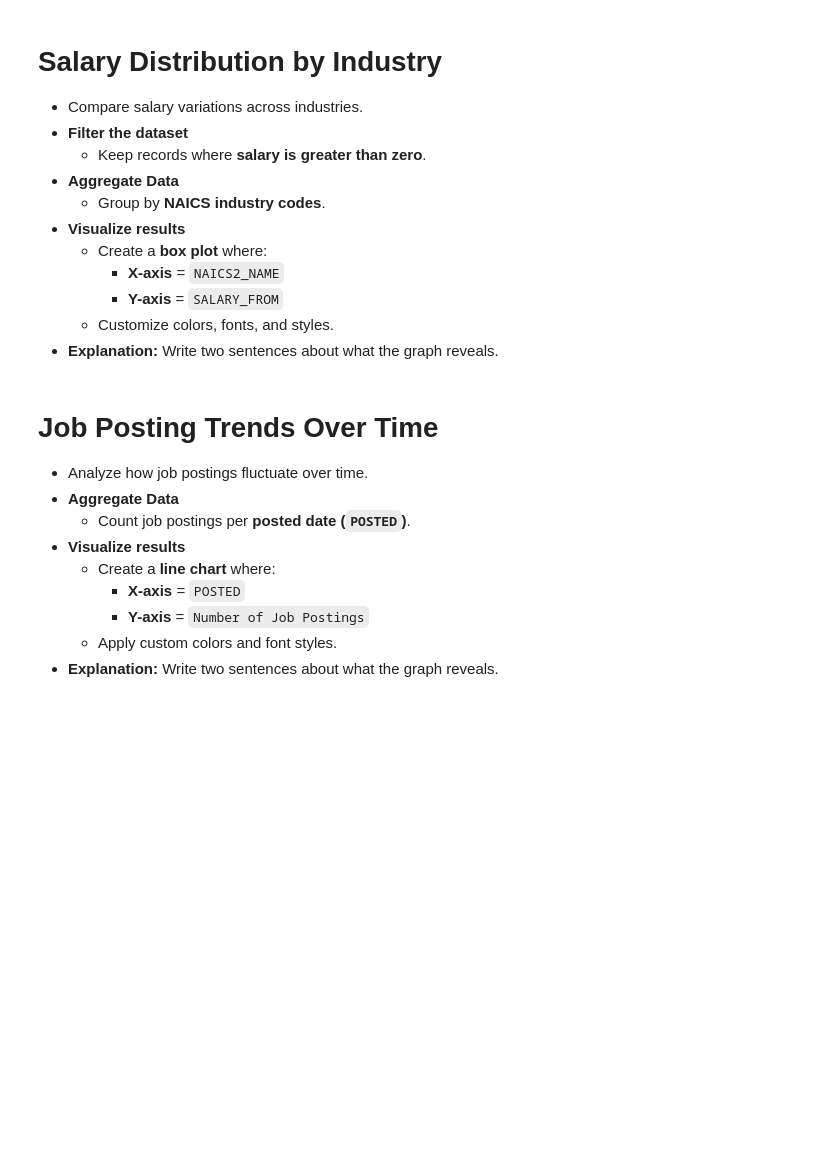
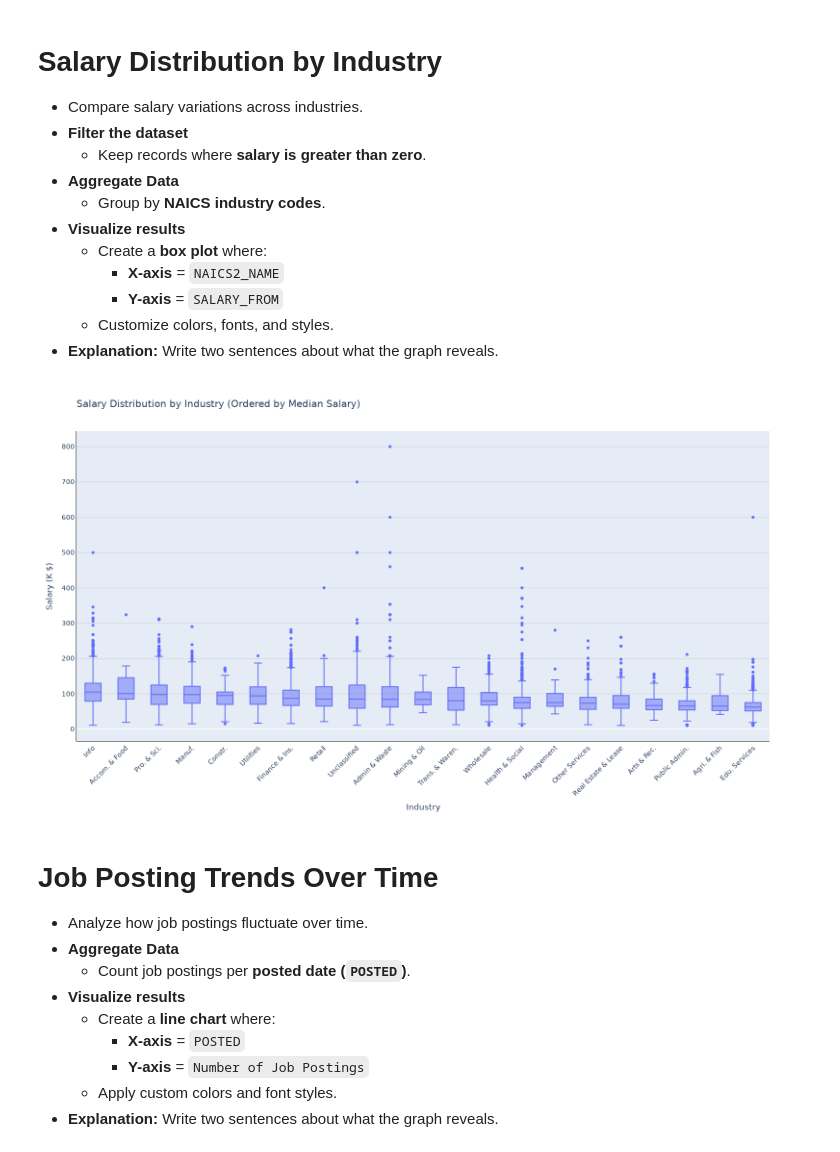
Before and after one commit to met-ad-688/lab06-prabuj1611, a Jupyter notebook: lab06_yourname.ipynb, the cells around one changed output. Saved outputs shown, nothing was run; the diff lists cells and outputs as text; code cells hidden in the pictures; blank space fills up the shorter version.

Commit message:
update plot configuration for improved visualization

```diff
--- a/lab06_yourname.ipynb
+++ b/lab06_yourname.ipynb
@@ -162,3 +166,87 @@ fig.show()
+# %%
+import pandas as pd
+import plotly.express as px
+
+# Load Data (Ensure df is pre-loaded with "NAICS2_NAME" and "SALARY_FROM")
+pdf = df.select("NAICS2_NAME", "SALARY_FROM").toPandas()
+
+# Convert salary to thousands (K) for better readability
+pdf["SALARY_FROM"] = pdf["SALARY_FROM"] / 1000
+
+# Shorten the industry names for better readability
+industry_mapping = {
+    "Retail Trade": "Retail",
+    "Administrative and Support and Waste Management and Remediation Services": "Admin & Waste",
+    "Finance and Insurance": "Finance & Ins.",
+    "Unclassified Industry": "Unclassified",
+    "Information": "Info",
+    "Manufacturing": "Manuf.",
+    "Professional, Scientific, and Technical Services": "Pro. & Sci.",
+    "Wholesale Trade": "Wholesale",
+    "Educational Services": "Edu. Services",
+    "Health Care and Social Assistance": "Health & Social",
+    "Public Administration": "Public Admin.",
+    "Construction": "Constr.",
+    "Transportation and Warehousing": "Trans. & Waren.",
+    "Real Estate and Rental and Leasing": "Real Estate & Lease",
+    "Accommodation and Food Services": "Accom. & Food",
+    "Other Services (except Public Administration)": "Other Services",
+    "Management of Companies and Enterprises": "Management",
+    "Mining, Quarrying, and Oil and Gas Extraction": "Mining & Oil",
+    "Agriculture, Forestry, Fishing and Hunting": "Agri. & Fish",
+    "Utilities": "Utilities",
+    "Arts, Entertainment, and Recreation": "Arts & Rec."
+}
+
+# Apply renaming
+pdf["NAICS2_NAME"] = pdf["NAICS2_NAME"].map(industry_mapping)
+
+# Compute median salary for each industry
+median_salaries = pdf.groupby("NAICS2_NAME")["SALARY_FROM"].median()
+
+# Sort industries based on median salary in descending order
+sorted_industries = median_salaries.sort_values(ascending=False).index
+
+# Apply sorted categories
+pdf["NAICS2_NAME"] = pd.Categorical(pdf["NAICS2_NAME"], categories=sorted_industries, ordered=True)
+
+# Create the ordered box plot
+fig = px.box(
+    pdf,
+    x="NAICS2_NAME",
+    y="SALARY_FROM",
+    title="Salary Distribution by Industry (Ordered by Median Salary)",
+    labels={"NAICS2_NAME": "Industry", "SALARY_FROM": "Salary (K $)"},
+    width=1600,  # Increased plot width
+    height=900,  # Increased plot height
+    points="outliers",  # Show outliers
+)
+
+# Improve layout
+fig.update_layout(
+    xaxis=dict(
+        tickangle=-45,  # Rotate x-axis labels for readability
+        showline=True,  # Keep straight x-axis line
+        linewidth=1,
+        linecolor="black",
+        categoryorder="array",  # Ensure correct ordering
+        categoryarray=sorted_industries.tolist()  # Apply sorted order explicitly
+    ),
+    yaxis=dict(
+        showline=True,  # Keep straight y-axis line
+        linewidth=1,
+        linecolor="black",
+        tickformat=",",  # Format y-axis with thousand separator
+        gridcolor="lightgray"  # Add light horizontal grid lines
+    ),
+    font=dict(family="Arial", size=14),  # Improve font readability
+    boxmode="group"  # Ensure box plots are separated
+)
+
+# Show the plot
+fig.show()
+# %% [output]
+[figure, added]
 # %% [markdown]
 # Job Posting Trends Over Time
 - Analyze how job postings fluctuate over time.
```
Also changed, not shown: parts of 2 cells of this notebook.
